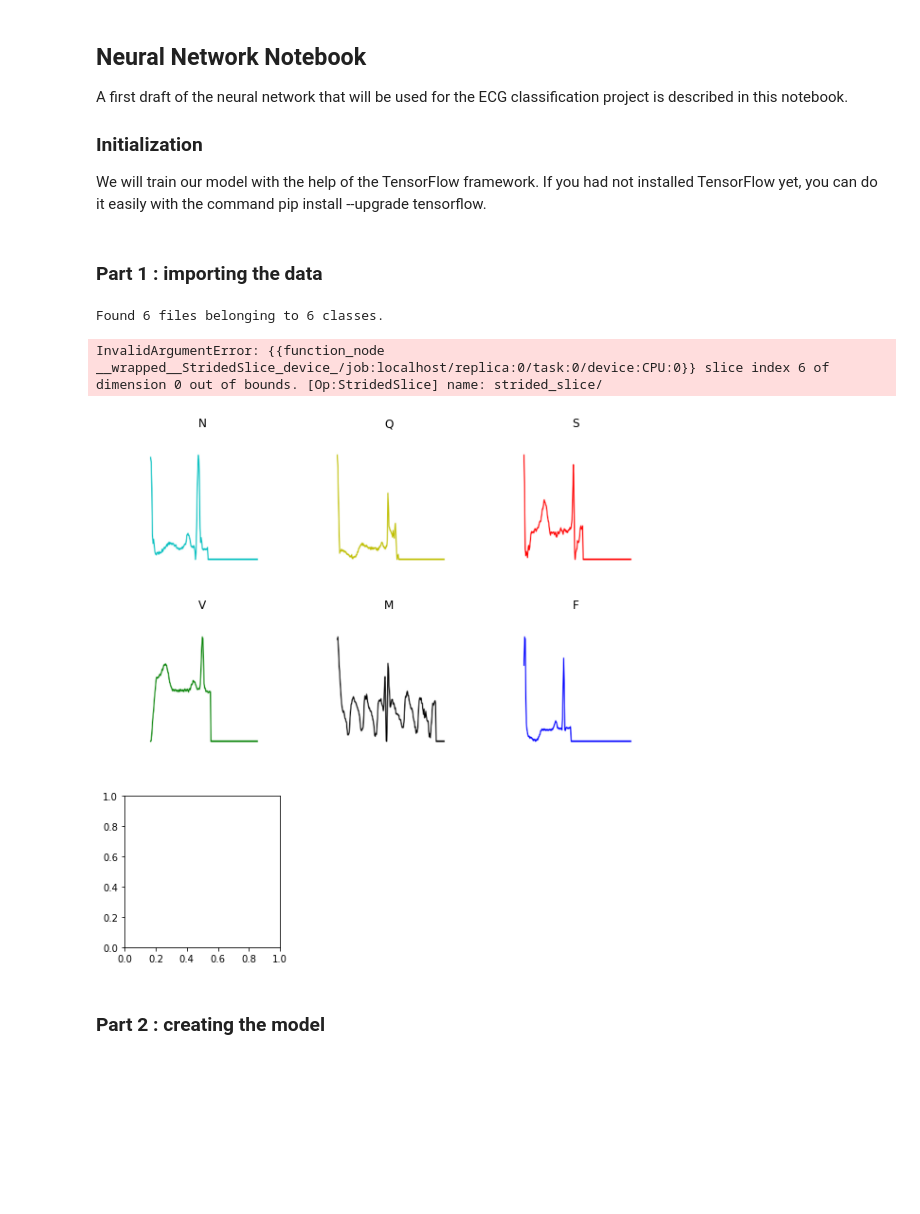
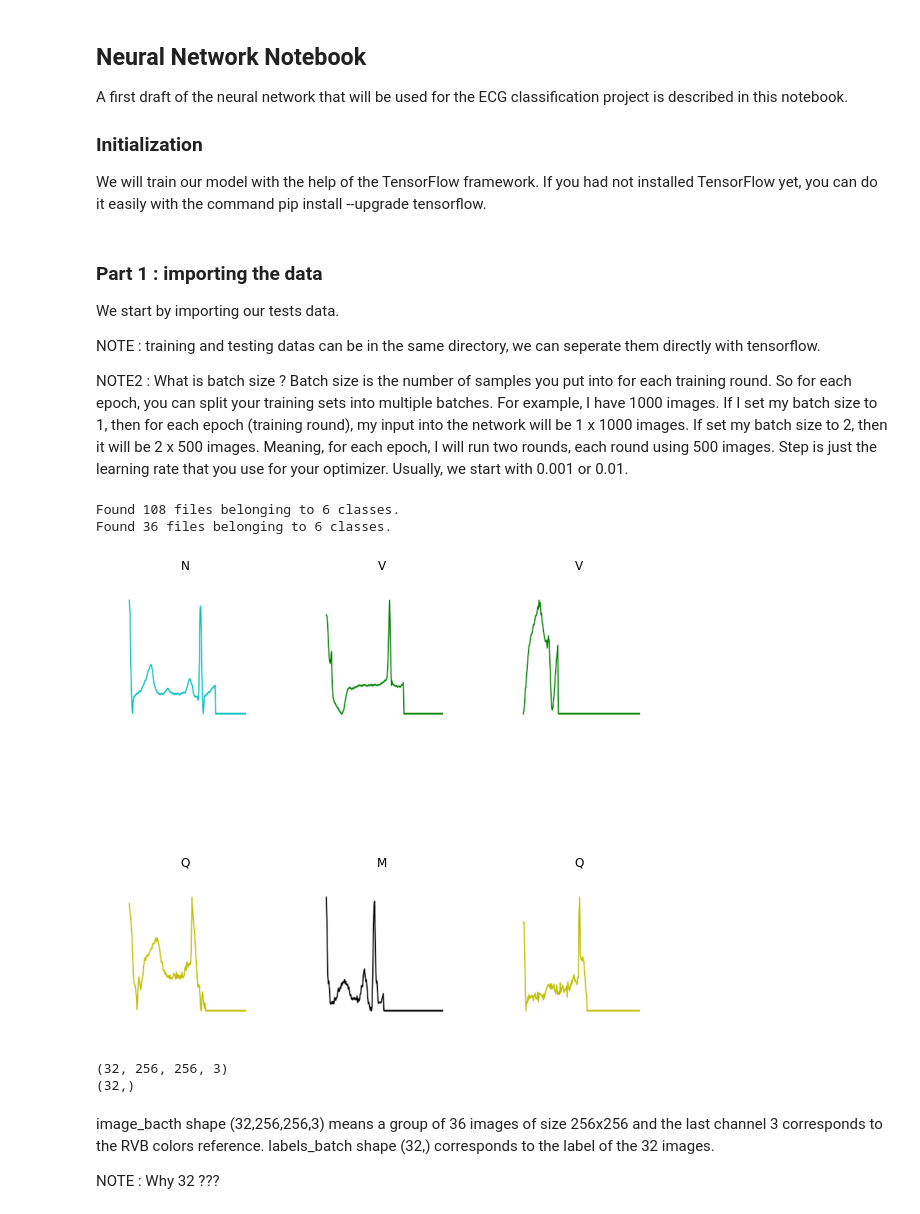
Before and after one commit to Henryk07/ESP3201_Project, a Jupyter notebook: neuralnetwork.ipynb, the cells around one changed output. Cells and saved outputs as stored; diff of their text form; code cells hidden in the pictures; blank space fills up the shorter version.

```diff
--- a/neuralnetwork.ipynb
+++ b/neuralnetwork.ipynb
@@ -16,18 +18,47 @@ import pathlib
-# %% [markdown]
-### Part 1 : importing the data ###
+# %% [markdown]
+### Part 1 : importing the data ###
+
+We start by importing our tests data.
+
+NOTE : training and testing datas can be in the same directory, we can seperate them directly with tensorflow.
+
+NOTE2 :
+What is batch size ?
+Batch size is the number of samples you put into for each training round.
+So for each epoch, you can split your training sets into multiple batches.
+For example, I have 1000 images.
+If I set my batch size to 1, then for each epoch (training round), my input into the network will be 1 x 1000 images.
+If set my batch size to 2, then it will be 2 x 500 images.
+Meaning, for each epoch, I will run two rounds, each round using 500 images.
+Step is just the learning rate that you use for your optimizer.
+Usually, we start with 0.001 or 0.01.
 # %%
-data=tf.keras.utils.image_dataset_from_directory("dataset",labels='inferred',class_names=["F","M","N","Q","S","V"])
+batch_size=1
+
+traindata=tf.keras.utils.image_dataset_from_directory("S_training_datas_labels",labels='inferred',class_names=["F","M","N","Q","S","V"])
+valdata=tf.keras.utils.image_dataset_from_directory("S_testing_datas_labels",labels='inferred',class_names=["F","M","N","Q","S","V"])
 
 plt.figure(figsize=(10, 10))
-for images, labels in data.take(1):
+for images, labels in traindata.take(1):
   for i in range(6):
-    ax = plt.subplot(3, 3, i + 1)
+    ax = plt.subplot(2, 3, i + 1)
     plt.imshow(images[i].numpy().astype("uint8"))
-    plt.title(data.class_names[labels[i]])
+    plt.title(traindata.class_names[labels[i]])
     plt.axis("off")
 # %% [output]
-Found 6 files belonging to 6 classes.
+Found 108 files belonging to 6 classes.
+Found 36 files belonging to 6 classes.
-InvalidArgumentError: {{function_node __wrapped__StridedSlice_device_/job:localhost/replica:0/task:0/device:CPU:0}} slice index 6 of dimension 0 out of bounds. [Op:StridedSlice] name: strided_slice/
-[figure, old version]
+[figure, new version]
-# %% [markdown]
-### Part 2 :  creating the model ###
+# %%
+for image_batch, labels_batch in traindata:
+    print(image_batch.shape)
+    print(labels_batch.shape)
+    break
+# %% [output]
+(32, 256, 256, 3)
+(32,)
+# %% [markdown]
+image_bacth shape (32,256,256,3) means a group of 36 images of size 256x256 and the last channel 3 corresponds to the RVB colors reference.
+labels_batch shape (32,) corresponds to the label of the 32 images.
+
+NOTE : Why 32 ???
```
Also changed, not shown: parts of 9 cells of this notebook.
